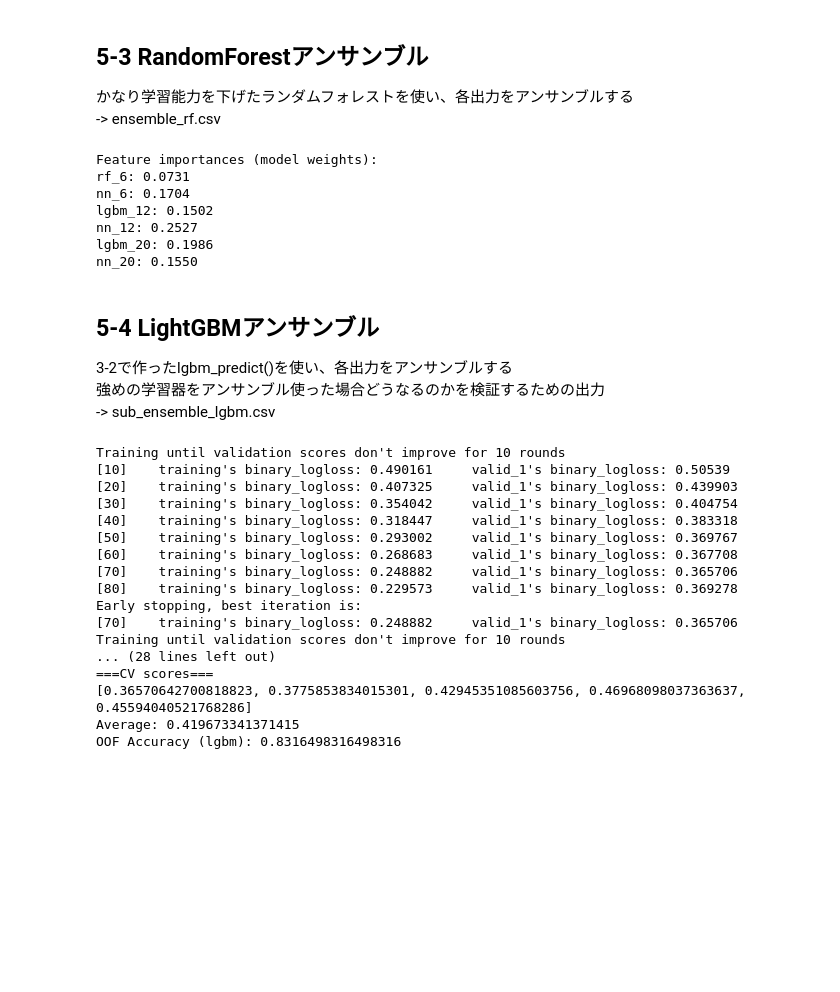
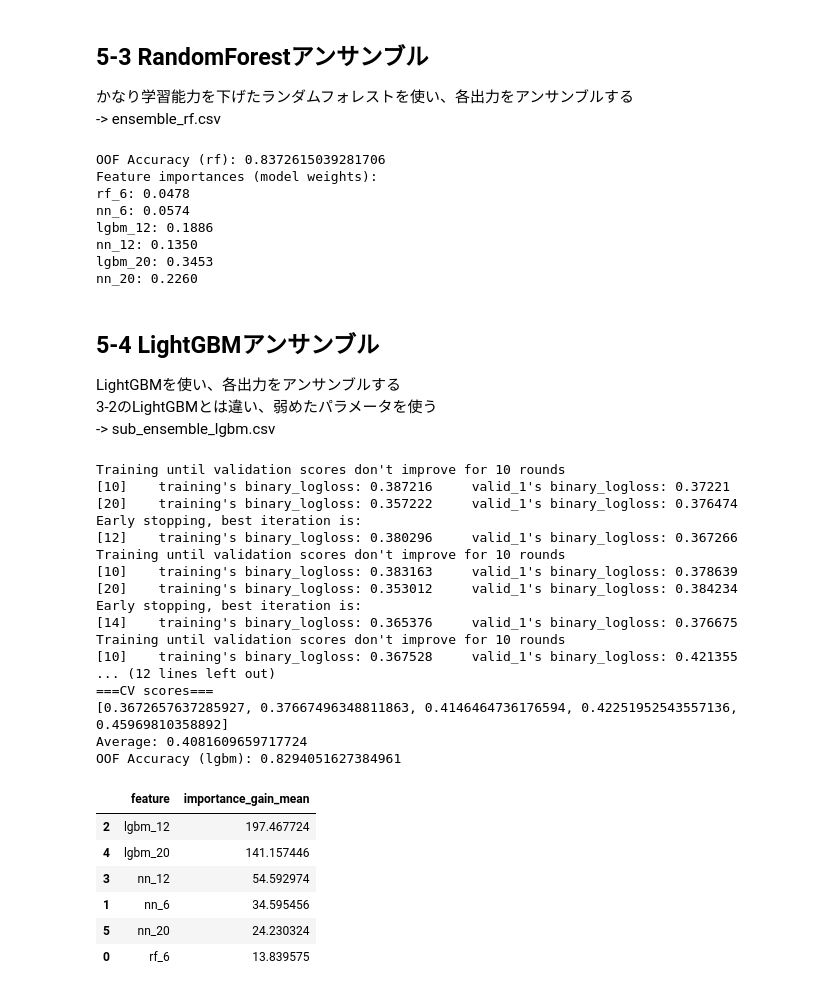
Before and after one commit to kazakamibeer/public, a Jupyter notebook: titanic-a-set-of-fundamental-analyses.ipynb, the cells around one changed output. Cells and saved outputs as stored; diff of their text form; code cells hidden in the pictures; blank space fills up the shorter version.

```diff
--- a/titanic-a-set-of-fundamental-analyses.ipynb
+++ b/titanic-a-set-of-fundamental-analyses.ipynb
@@ -876,66 +1016,66 @@ from sklearn.ensemble import RandomForestClassifier
 from sklearn.metrics import accuracy_score, log_loss
 
 # メタモデル：ランダムフォレスト
-meta_model = RandomForestClassifier(
-    n_estimators=10,            # 木の本数を少なく（小規模なアンサンブル）
-    max_depth=2,                # 各木を浅く（過学習を防ぐ）
-    max_leaf_nodes=4,           # 各木の最大葉ノード数を4つに制限（複雑化の防止）
-    max_features=1,             # 各分割時に1つの特徴量のみ検討（ランダム性↑＋単純化）
-    min_samples_leaf=10,        # 各葉に最低10サンプル必要（安定したノード）
-    n_jobs=-1,                  # 並列処理（速度向上のため）
-    random_state=0              # 再現性のための乱数固定
-)
-
-# 学習
-meta_model.fit(train_preds, y_train)
+meta_oof_rf, meta_proba_rf, avg_importance = rf_predict(train_preds,
+                                                        y_train,
+                                                        test_preds,
+                                                        params=rf_weak_params)
 
 # 重みの代わりにフィーチャーインポータンスを見る
-importances = meta_model.feature_importances_
 print("Feature importances (model weights):")
-for name, imp in zip(train_preds.columns, importances):
+for name, imp in zip(train_preds.columns, avg_importance):
     print(f"{name}: {imp:.4f}")
 
 #-- テストデータに適用して最終出力を生成 --#
-meta_proba_rf = meta_model.predict_proba(test_preds)[:, 1]
 sub['Survived'] = (meta_proba_rf > 0.5).astype(int)
 sub.to_csv('sub_ensemble_rf.csv', index=False)
-
-# 最終予測は確率で求めなくてもよい（分類タスク：0 or 1）
-# sub['Survived'] = meta_model.predict(test_preds)
 # %% [output]
+OOF Accuracy (rf): 0.8372615039281706
 Feature importances (model weights):
-rf_6: 0.0731
-nn_6: 0.1704
-lgbm_12: 0.1502
-nn_12: 0.2527
-lgbm_20: 0.1986
-nn_20: 0.1550
+rf_6: 0.0478
+nn_6: 0.0574
+lgbm_12: 0.1886
+nn_12: 0.1350
+lgbm_20: 0.3453
+nn_20: 0.2260
 # %% [markdown]
 ## 5-4 LightGBMアンサンブル
-3-2で作ったlgbm_predict()を使い、各出力をアンサンブルする
-強めの学習器をアンサンブル使った場合どうなるのかを検証するための出力
+LightGBMを使い、各出力をアンサンブルする
+3-2のLightGBMとは違い、弱めたパラメータを使う
 -> sub_ensemble_lgbm.csv
 # %%
-oof, meta_proba_lgbm = lgbm_predict(train_preds, y_train, test_preds)
+# paramsにアンサンブル用のweak_paramsを使用
+meta_oof_lgbm, meta_proba_lgbm, importance_df = lgbm_predict(train_preds,
+                                                             y_train,
+                                                             test_preds,
+                                                             params=lgbm_weak_params)
 sub['Survived'] = (meta_proba_lgbm > 0.5).astype(int)
 sub.to_csv('sub_ensemble_lgbm.csv', index=False)
+importance_df.head(6)
 # %% [output]
 Training until validation scores don't improve for 10 rounds
-[10]    training's binary_logloss: 0.490161     valid_1's binary_logloss: 0.50539
-[20]    training's binary_logloss: 0.407325     valid_1's binary_logloss: 0.439903
-[30]    training's binary_logloss: 0.354042     valid_1's binary_logloss: 0.404754
-[40]    training's binary_logloss: 0.318447     valid_1's binary_logloss: 0.383318
-[50]    training's binary_logloss: 0.293002     valid_1's binary_logloss: 0.369767
-[60]    training's binary_logloss: 0.268683     valid_1's binary_logloss: 0.367708
-[70]    training's binary_logloss: 0.248882     valid_1's binary_logloss: 0.365706
-[80]    training's binary_logloss: 0.229573     valid_1's binary_logloss: 0.369278
+[10]    training's binary_logloss: 0.387216     valid_1's binary_logloss: 0.37221
+[20]    training's binary_logloss: 0.357222     valid_1's binary_logloss: 0.376474
 Early stopping, best iteration is:
-[70]    training's binary_logloss: 0.248882     valid_1's binary_logloss: 0.365706
+[12]    training's binary_logloss: 0.380296     valid_1's binary_logloss: 0.367266
 Training until validation scores don't improve for 10 rounds
-... (28 lines left out)
+[10]    training's binary_logloss: 0.383163     valid_1's binary_logloss: 0.378639
+[20]    training's binary_logloss: 0.353012     valid_1's binary_logloss: 0.384234
+Early stopping, best iteration is:
+[14]    training's binary_logloss: 0.365376     valid_1's binary_logloss: 0.376675
+Training until validation scores don't improve for 10 rounds
+[10]    training's binary_logloss: 0.367528     valid_1's binary_logloss: 0.421355
+... (12 lines left out)
 ===CV scores===
-[0.36570642700818823, 0.3775853834015301, 0.42945351085603756, 0.46968098037363637, 0.45594040521768286]
-Average: 0.419673341371415
-OOF Accuracy (lgbm): 0.8316498316498316
+[0.3672657637285927, 0.37667496348811863, 0.4146464736176594, 0.42251952543557136, 0.45969810358892]
+Average: 0.4081609659717724
+OOF Accuracy (lgbm): 0.8294051627384961
+|  | feature | importance_gain_mean |
+| 2 | lgbm_12 | 197.467724 |
+| 4 | lgbm_20 | 141.157446 |
+| 3 | nn_12 | 54.592974 |
+| 1 | nn_6 | 34.595456 |
+| 5 | nn_20 | 24.230324 |
+| 0 | rf_6 | 13.839575 |
 # %% [markdown]
 ## 5-5 NeuralNetworkアンサンブル
```
Also changed, not shown: parts of 22 cells of this notebook.
